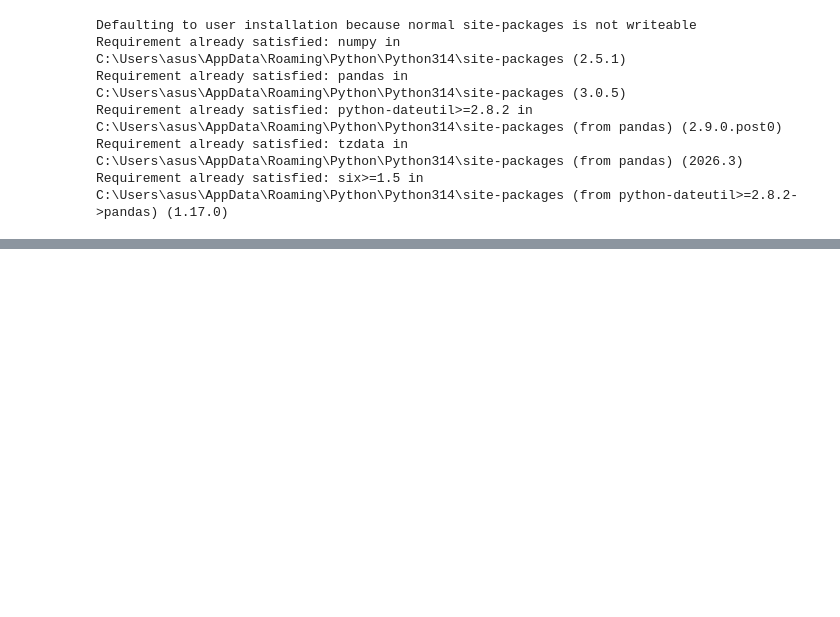
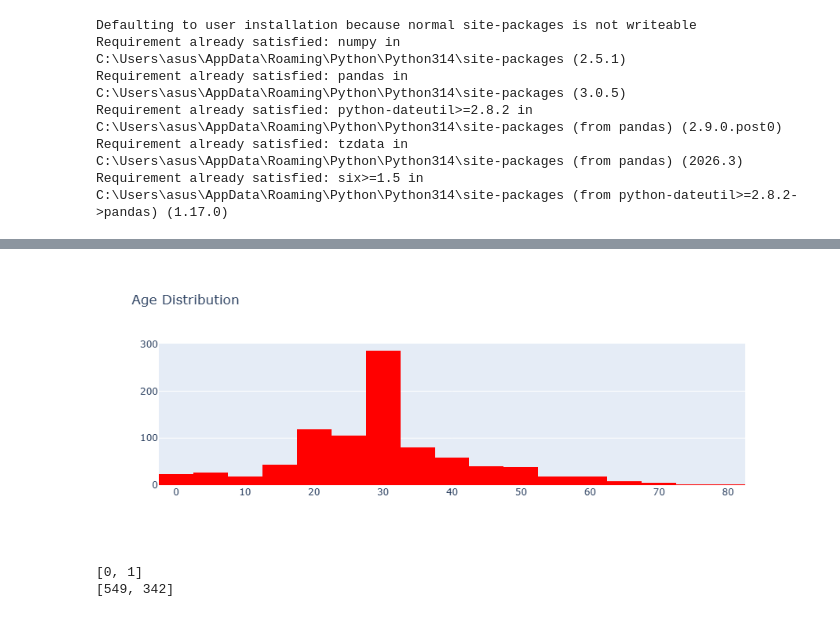
Before and after one commit to 24eu08173-svg/SU_2026_AIML, a Jupyter notebook: WORKSHOP.ipynb, the cells around one changed output, grey strips where cells are left out. Cells and saved outputs as stored; diff of their text form; code cells hidden in the pictures; blank space fills up the shorter version.

```diff
--- a/WORKSHOP.ipynb
+++ b/WORKSHOP.ipynb
@@ -11,3 +11,7 @@ Requirement already satisfied: pandas in C:\Users\asus\AppData\Roaming\Python\Py
 Requirement already satisfied: python-dateutil>=2.8.2 in C:\Users\asus\AppData\Roaming\Python\Python314\site-packages (from pandas) (2.9.0.post0)
 Requirement already satisfied: tzdata in C:\Users\asus\AppData\Roaming\Python\Python314\site-packages (from pandas) (2026.3)
 Requirement already satisfied: six>=1.5 in C:\Users\asus\AppData\Roaming\Python\Python314\site-packages (from python-dateutil>=2.8.2->pandas) (1.17.0)
+# %%
+#Loading the data
+data = pd.read_csv('titanic.csv')
+data
@@ -151,18 +331,23 @@ import plotly.graph_objects as go #for interactive graphs
 from plotly.offline import init_notebook_mode,iplot
 init_notebook_mode(connected=True)
 # %%
-#Let's visualize
+#Let's visualize histogram
 trace = go.Histogram(x = data['Age'],
                      nbinsx=20,
                      marker={'color':'red'})
 #layout define for the graph
 layout = go.Layout(title="Age Distribution")
 #we combine the trace with the layout to display the figure
 fig = go.Figure(data=trace,layout = layout)
-fig
+fig.show()
+# %% [output]
+[figure, added]
 # %%
 print(index)
 print(labels)
+# %% [output]
+[0, 1]
+[549, 342]
 # %%
 #Now we will display for PieChart
 trace = go.Pie(labels=['Dead','Alive'],
```
Also changed, not shown: parts of 50 cells of this notebook.
